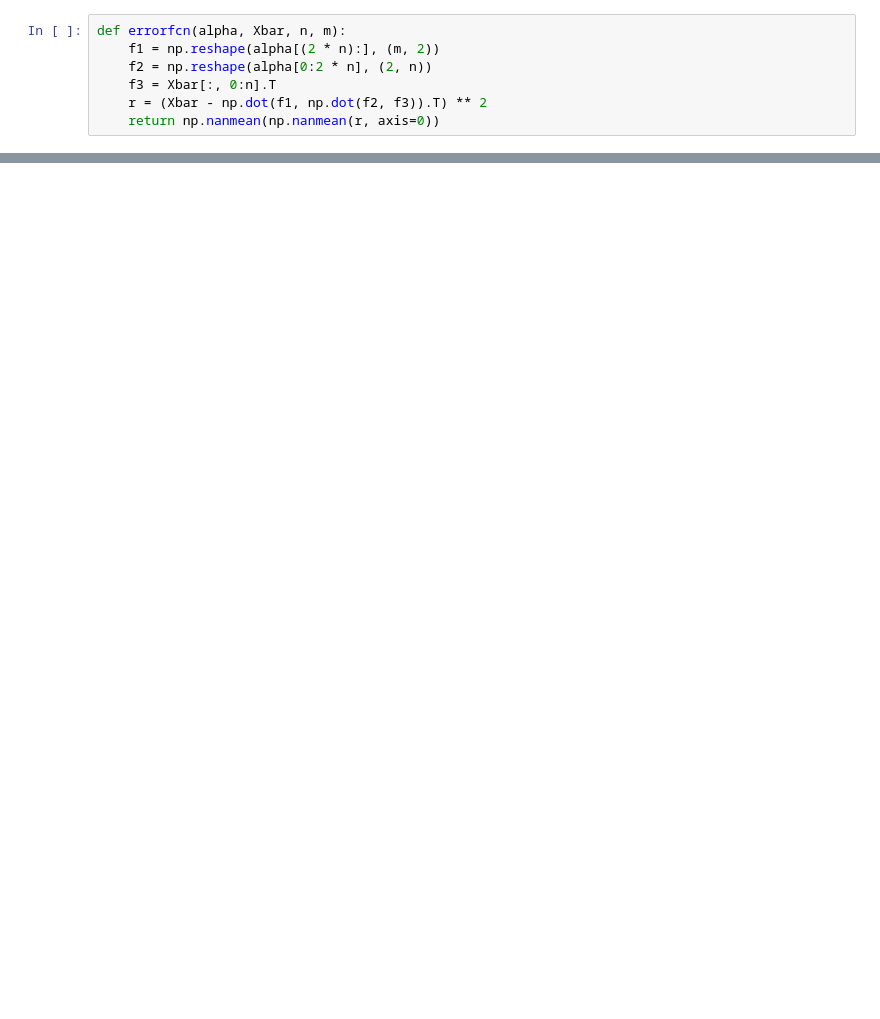
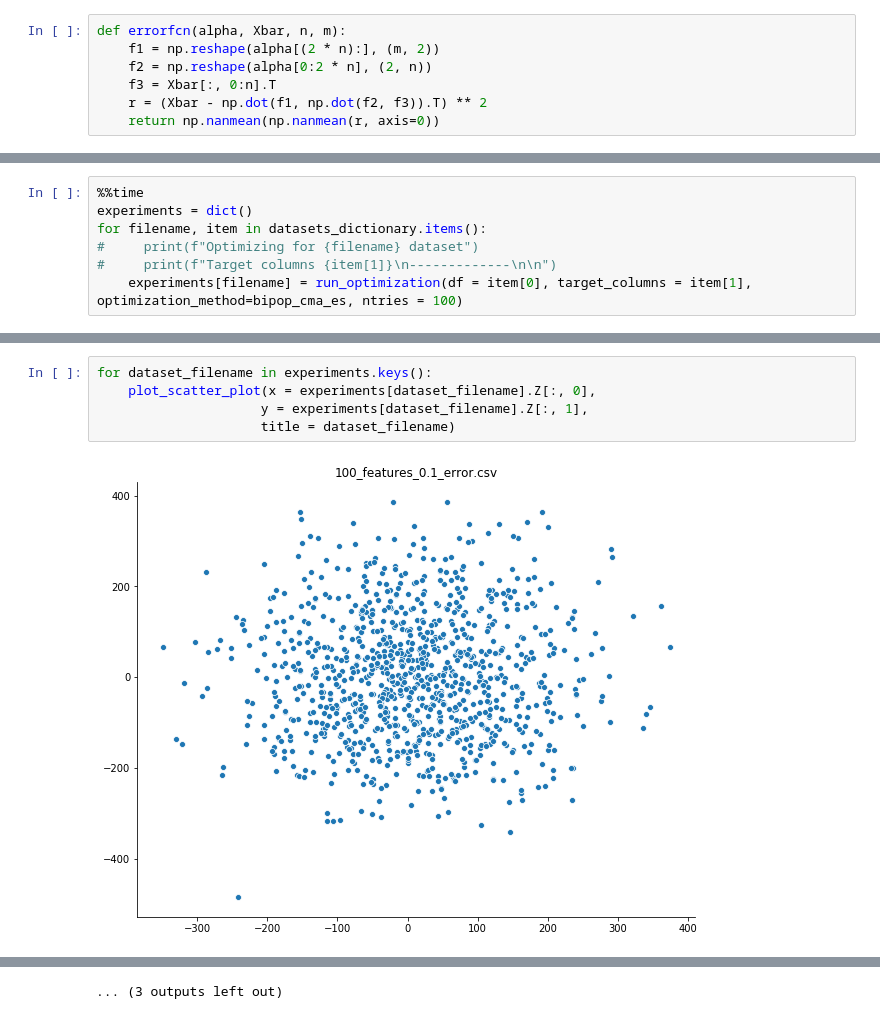
Before and after one commit to victorsanunes/artigo-ipo, a Jupyter notebook: bipop-cma-es.ipynb, the cells around one changed output, grey strips where cells are left out. Cells and saved outputs as stored; diff of their text form; blank space fills up the shorter version.

Commit message:
Experimentation automation

```diff
--- a/bipop-cma-es.ipynb
+++ b/bipop-cma-es.ipynb
@@ -98,0 +178,7 @@ IndexError: index 5 is out of bounds for axis 1 with size 5
+# %%
+%%time
+experiments = dict()
+for filename, item in datasets_dictionary.items():
+#     print(f"Optimizing for {filename} dataset")
+#     print(f"Target columns {item[1]}\n-------------\n\n")
+    experiments[filename] = run_optimization(df = item[0], target_columns = item[1], optimization_method=bipop_cma_es, ntries = 100)
@@ -98,0 +188,7 @@ IndexError: index 5 is out of bounds for axis 1 with size 5
+# %%
+for dataset_filename in experiments.keys():
+    plot_scatter_plot(x = experiments[dataset_filename].Z[:, 0],
+                     y = experiments[dataset_filename].Z[:, 1],
+                     title = dataset_filename)
+# %% [output]
+[figure, added]
@@ -98,0 +206 @@ IndexError: index 5 is out of bounds for axis 1 with size 5
+... (3 outputs left out)
```
Also changed, not shown: parts of 14 cells of this notebook, 1 other file.
